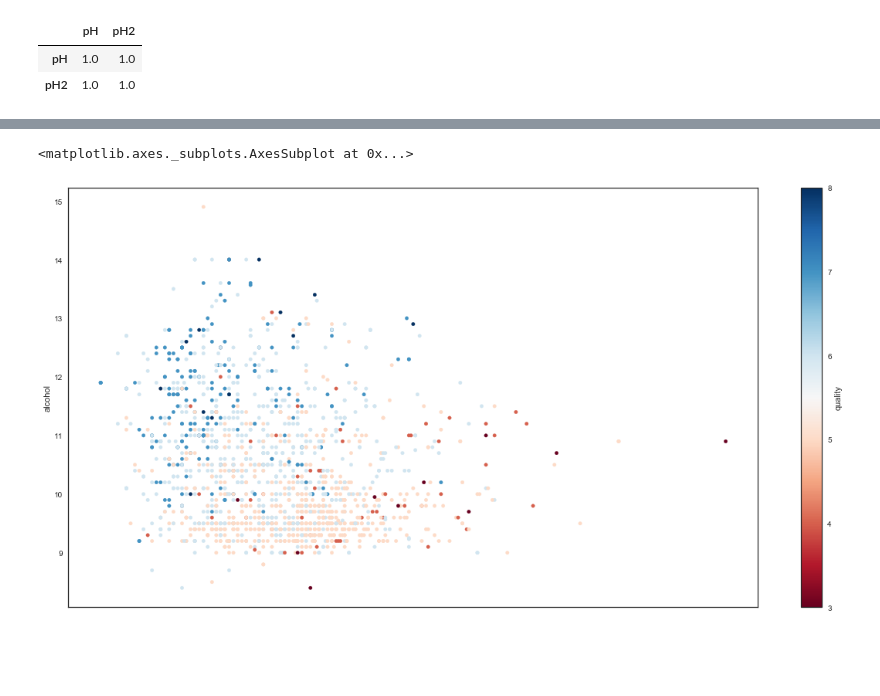
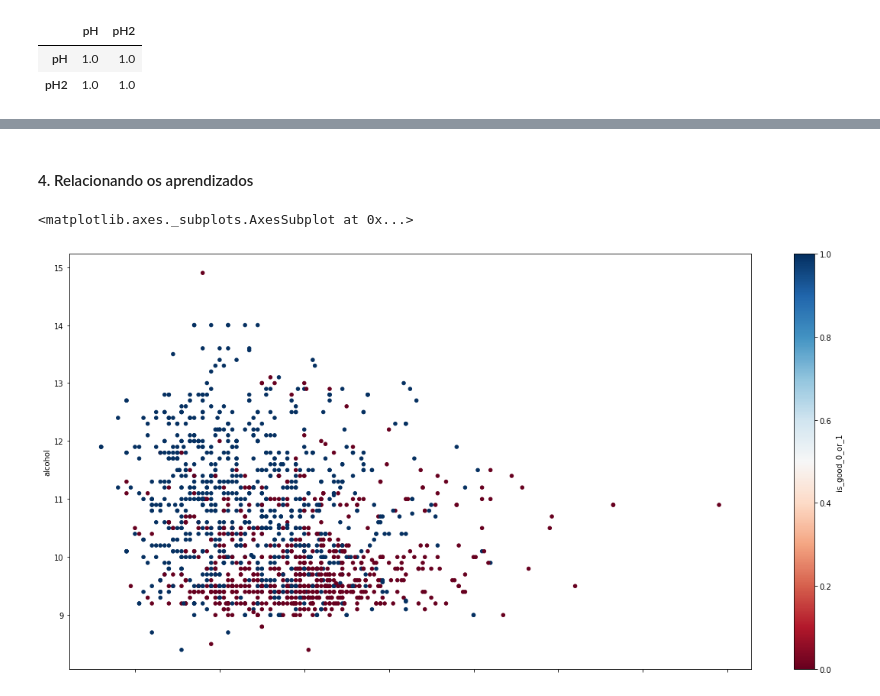
Before and after one commit to menubie/data-science-abril-19, a Jupyter notebook: 11-exploratory-analysis/main_analysis_answers.ipynb, the cells around one changed output, grey strips where cells are left out. Drawn from its saved outputs; the diff is of its cells as text; code cells hidden in the pictures; blank space fills up the shorter version.

```diff
--- a/11-exploratory-analysis/main_analysis_answers.ipynb
+++ b/11-exploratory-analysis/main_analysis_answers.ipynb
@@ -94,7 +104,7 @@ memory usage: 150.0 KB
 ![Tipos de variáveis](imgs/tipos_de_variaveis.jpg)
 # %%
 df["is_good"] = False
-df.loc[df.quality>=7, "is_good"] = True
+df.loc[df.quality>=6, "is_good"] = True
 # %%
 df.describe()
 # %% [output]
@@ -357,6 +286,11 @@ df.boxplot(column="citric acid", by="quality") # a correlação é de 0.3 e eu i
+# %% [markdown]
+#### 4. Relacionando os aprendizados
+# %%
+df["is_good_0_or_1"] = 0
+df.loc[df.is_good, "is_good_0_or_1"] = 1
 # %%
-df.plot.scatter(x="volatile acidity", y="alcohol", c="quality",
+df.plot.scatter(x="volatile acidity", y="alcohol", c="is_good_0_or_1",
                 figsize=(20,10), cmap="RdBu")
 # %% [output]
 <matplotlib.axes._subplots.AxesSubplot at 0x...>
-[figure, old version]
+[figure, new version]
```
Also changed, not shown: parts of 32 cells of this notebook.
